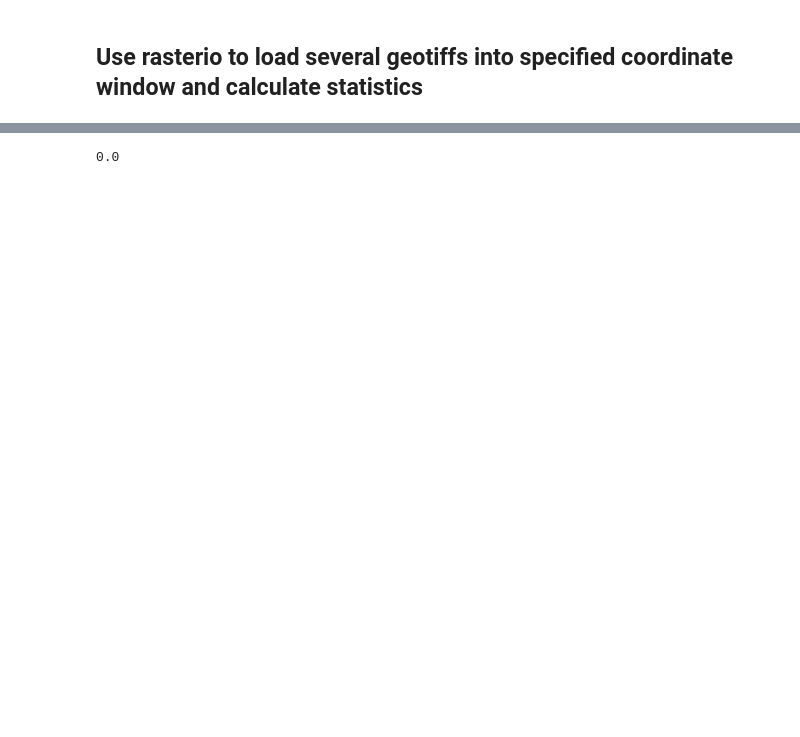
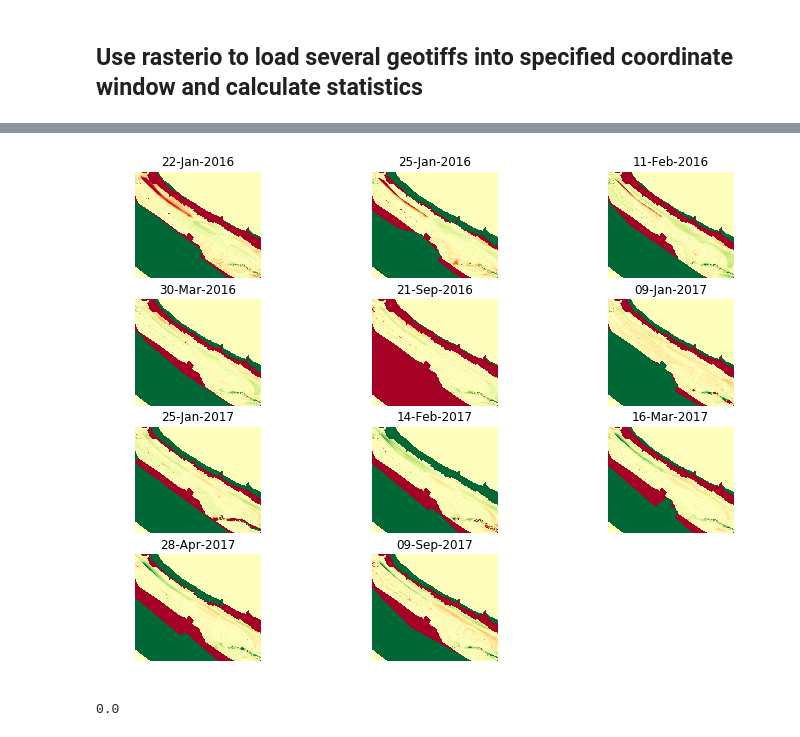
Before and after one commit to csherwood-usgs/Raster_calcs, a Jupyter notebook: Calc_Sandwich_Variance.ipynb, the cells around one changed output, grey strips where cells are left out. Drawn from its saved outputs; the diff is of its cells as text; code cells hidden in the pictures; blank space fills up the shorter version.

```diff
--- a/Calc_Sandwich_Variance.ipynb
+++ b/Calc_Sandwich_Variance.ipynb
@@ -136,6 +168,24 @@ with rasterio.open('zstd.tif', 'w', **profile) as dst:
 with rasterio.open('zrange.tif', 'w', **profile) as dst:
     dst.write(zrange, indexes=1)
     dst.close()
+# %%
+# calculate the anomaly (map minus mean)
+zanomaly = np.zeros_like(zw)
+for i in range(nf):
+    zanomaly[i,:,:] = zmean - zw[i,:,:]
+# %%
+# plot the anomaly
+# declare a plot size
+plt.subplots(figsize=(12,9))
+zimage = np.zeros((ysize,xsize))
+for i in range(nf):
+    zimage = np.squeeze(zanomaly[i,:,:])
+    plt.subplot(4,3,i+1);plt.axis('off');plt.imshow(zimage,cmap=plt.cm.RdYlGn,vmin=-2,vmax=2)
+    plt.title(titles[i])
+    src.close()
+    plt.savefig('anomaly.png')
+# %% [output]
+[figure, added]
 # %%
 # calculate total change (last minus first)
 ztdif = zw[nf-1][:][:]-zw[0][:][:]
```
Also changed, not shown: parts of 8 cells of this notebook, 1 other file.
